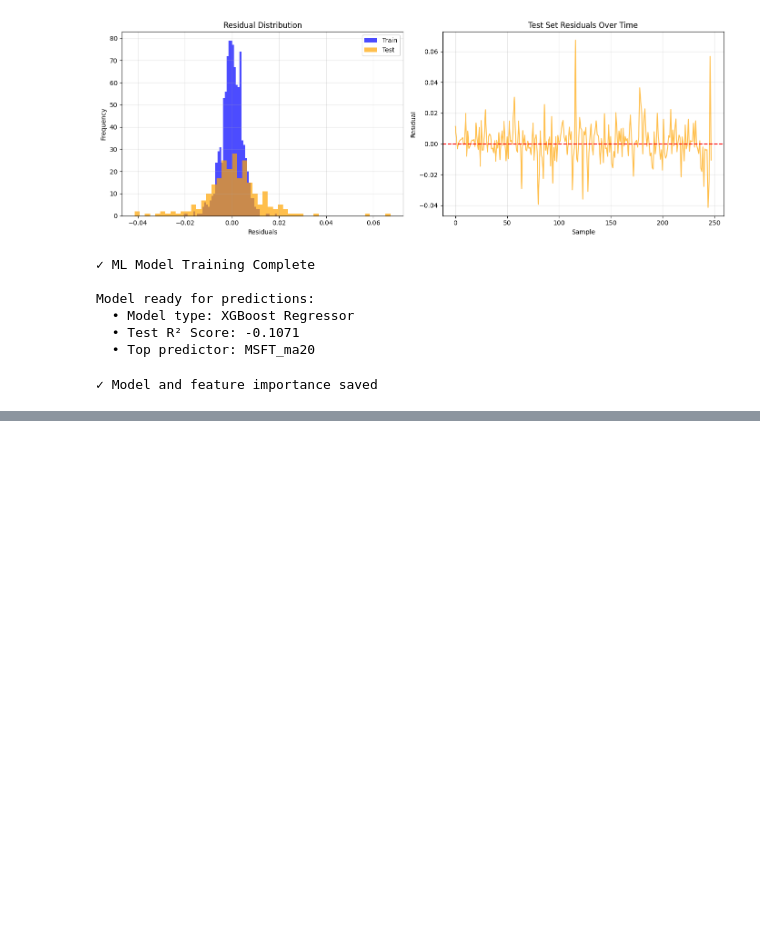
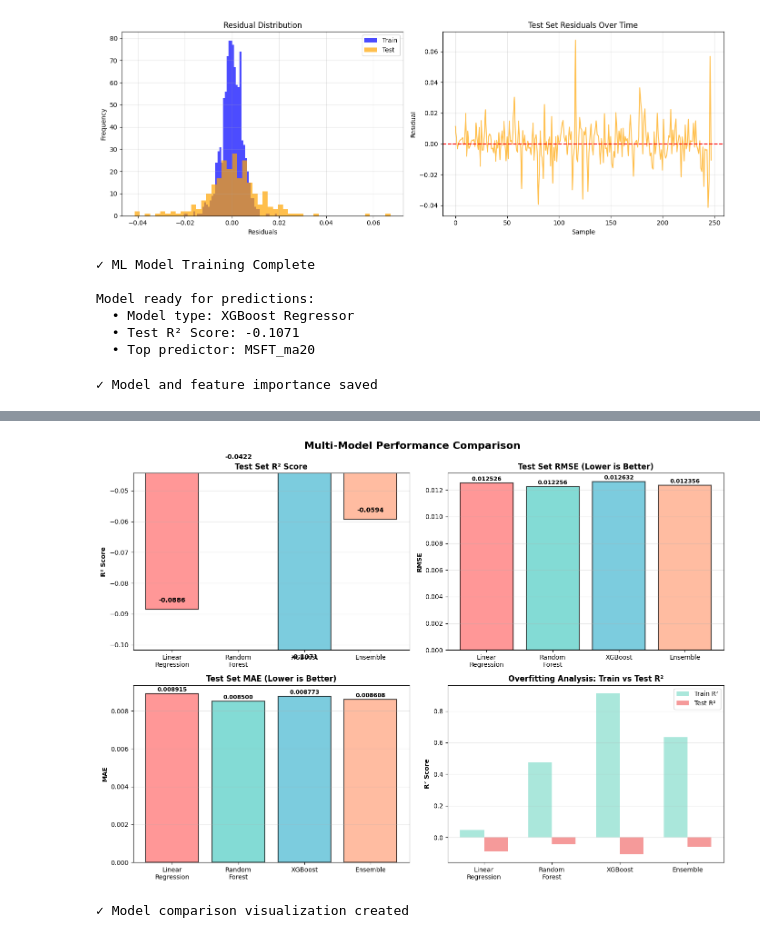
Before and after one commit to Herodotus0910/Portfolio-Optimization-Risk-Modeling-System, a Jupyter notebook: model.ipynb, the cells around one changed output, grey strips where cells are left out. Drawn from its saved outputs; the diff is of its cells as text; code cells hidden in the pictures; blank space fills up the shorter version.

```diff
--- a/model.ipynb
+++ b/model.ipynb
@@ -221,0 +437,65 @@ print("✓ Model and feature importance saved")
+# %%
+# Visualization: Model Performance Comparison
+fig, axes = plt.subplots(2, 2, figsize=(14, 10))
+fig.suptitle('Multi-Model Performance Comparison', fontsize=16, fontweight='bold')
+
+# 1. Test R² Score Comparison
+models = ['Linear\nRegression', 'Random\nForest', 'XGBoost', 'Ensemble']
+test_r2_scores = [lr_test_r2, rf_test_r2, test_r2, ensemble_test_r2]
+colors = ['#FF6B6B', '#4ECDC4', '#45B7D1', '#FFA07A']
+
+ax = axes[0, 0]
+bars = ax.bar(models, test_r2_scores, color=colors, alpha=0.7, edgecolor='black', linewidth=1.5)
+ax.set_ylabel('R² Score', fontweight='bold')
+ax.set_title('Test Set R² Score', fontweight='bold')
+ax.set_ylim([min(test_r2_scores) * 0.95, max(test_r2_scores) * 1.05])
+for i, (bar, score) in enumerate(zip(bars, test_r2_scores)):
+    ax.text(bar.get_x() + bar.get_width()/2, bar.get_height() + 0.002,
+            f'{score:.4f}', ha='center', va='bottom', fontweight='bold')
+ax.grid(axis='y', alpha=0.3)
+
+# 2. Test RMSE Comparison
+test_rmse_scores = [lr_test_rmse, rf_test_rmse, test_rmse, ensemble_test_rmse]
+ax = axes[0, 1]
+bars = ax.bar(models, test_rmse_scores, color=colors, alpha=0.7, edgecolor='black', linewidth=1.5)
+ax.set_ylabel('RMSE', fontweight='bold')
+ax.set_title('Test Set RMSE (Lower is Better)', fontweight='bold')
+for i, (bar, score) in enumerate(zip(bars, test_rmse_scores)):
+    ax.text(bar.get_x() + bar.get_width()/2, bar.get_height() + 0.00005,
+            f'{score:.6f}', ha='center', va='bottom', fontweight='bold', fontsize=9)
+ax.grid(axis='y', alpha=0.3)
+
+# 3. Test MAE Comparison
+test_mae_scores = [lr_test_mae, rf_test_mae, test_mae, ensemble_test_mae]
+ax = axes[1, 0]
+bars = ax.bar(models, test_mae_scores, color=colors, alpha=0.7, edgecolor='black', linewidth=1.5)
+ax.set_ylabel('MAE', fontweight='bold')
+ax.set_title('Test Set MAE (Lower is Better)', fontweight='bold')
+for i, (bar, score) in enumerate(zip(bars, test_mae_scores)):
+    ax.text(bar.get_x() + bar.get_width()/2, bar.get_height() + 0.00005,
+            f'{score:.6f}', ha='center', va='bottom', fontweight='bold', fontsize=9)
+ax.grid(axis='y', alpha=0.3)
+
+# 4. Train vs Test R² (Overfitting Check)
+ax = axes[1, 1]
+x = np.arange(len(models))
+width = 0.35
+train_r2_all = [lr_train_r2, rf_train_r2, train_r2, ensemble_train_r2]
+
+bars1 = ax.bar(x - width/2, train_r2_all, width, label='Train R²', alpha=0.8, color='#95E1D3')
+bars2 = ax.bar(x + width/2, test_r2_scores, width, label='Test R²', alpha=0.8, color='#F38181')
+
+ax.set_ylabel('R² Score', fontweight='bold')
+ax.set_title('Overfitting Analysis: Train vs Test R²', fontweight='bold')
+ax.set_xticks(x)
+ax.set_xticklabels(models)
+ax.legend()
+ax.grid(axis='y', alpha=0.3)
+
+plt.tight_layout()
+plt.show()
+
+print("✓ Model comparison visualization created")
+# %% [output]
+[figure, added]
+✓ Model comparison visualization created
```
Also changed, not shown: parts of 8 cells of this notebook, 1 other file.
